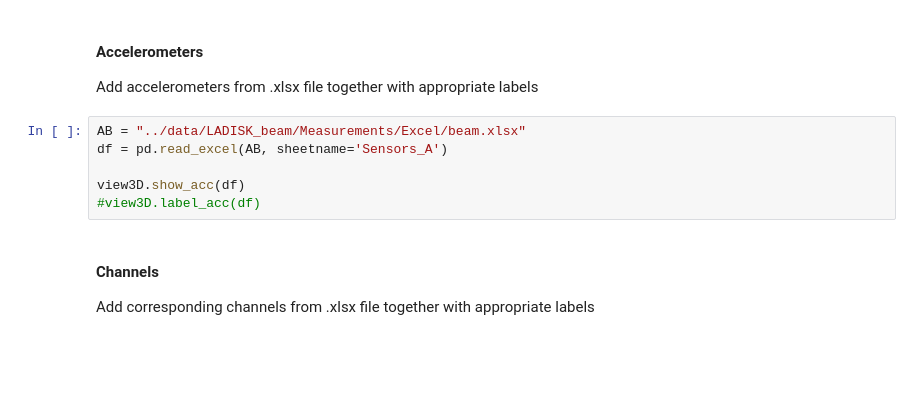
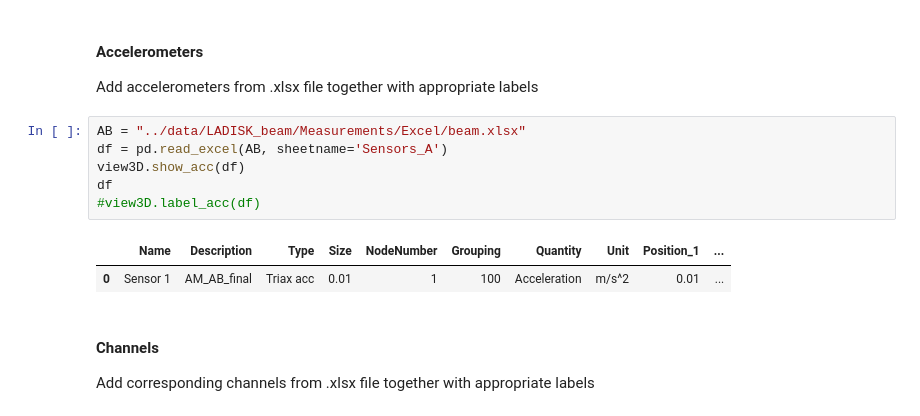
Before and after one commit to yannikmadeheim-del/pyFBS-nonlinear, a Jupyter notebook: examples/3Dview_modeshape_animation.ipynb, the cells around one changed output. Cells and saved outputs as stored; diff of their text form; blank space fills up the shorter version.

```diff
--- a/examples/3Dview_modeshape_animation.ipynb
+++ b/examples/3Dview_modeshape_animation.ipynb
@@ -32,9 +32,12 @@ Add accelerometers from .xlsx file together with appropriate labels
 # %%
 AB = "../data/LADISK_beam/Measurements/Excel/beam.xlsx"
 df = pd.read_excel(AB, sheetname='Sensors_A')
-
 view3D.show_acc(df)
+df
 #view3D.label_acc(df)
+# %% [output]
+|  | Name | Description | Type | Size | NodeNumber | Grouping | Quantity | Unit | Position_1 | ... |
+| 0 | Sensor 1 | AM_AB_final | Triax acc | 0.01 | 1 | 100 | Acceleration | m/s^2 | 0.01 | ... |
 # %% [markdown]
 #### Channels
 Add corresponding channels from .xlsx file together with appropriate labels
```
Also changed, not shown: parts of 5 cells of this notebook, 6 other files.
